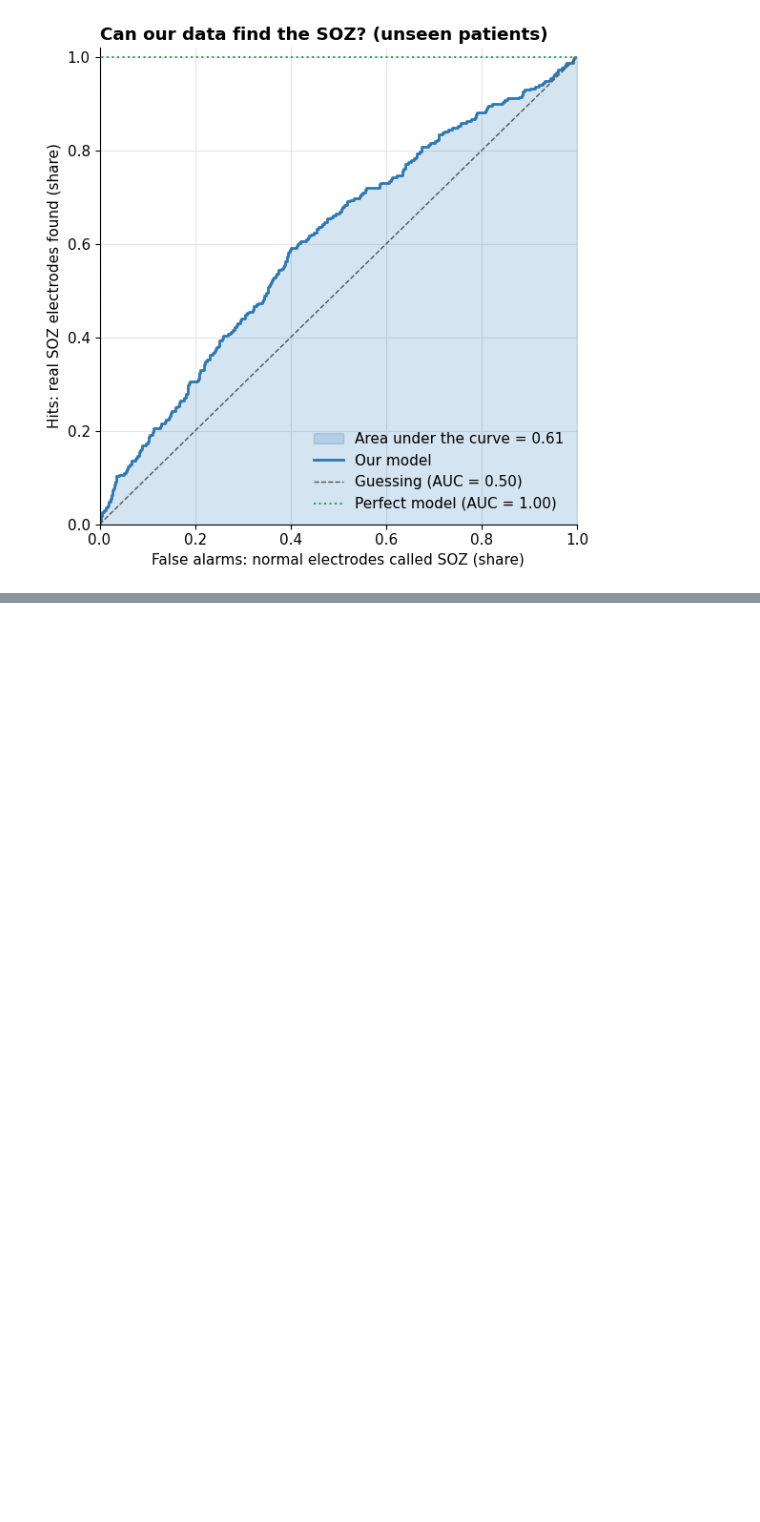
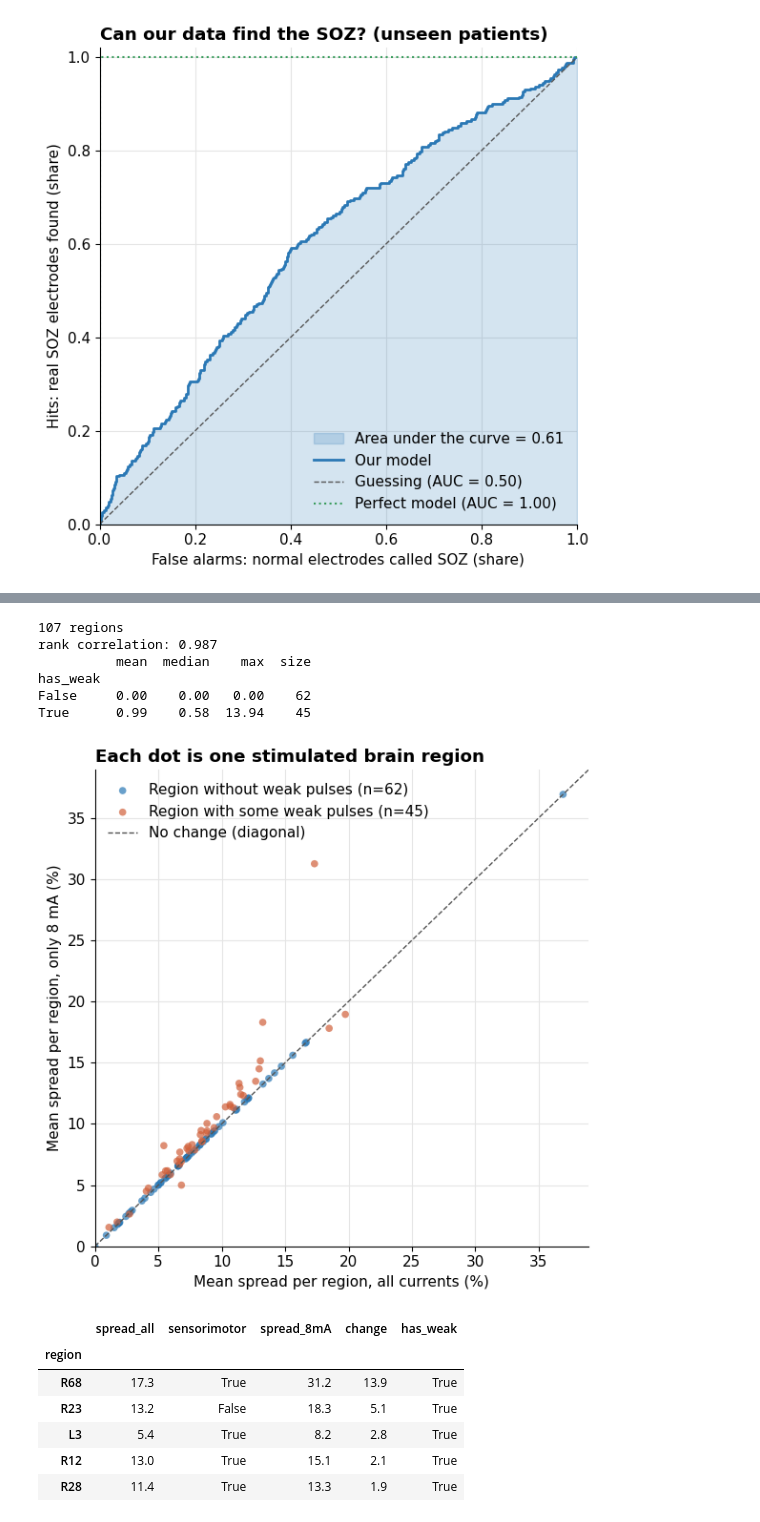
Before and after one commit to SriVidyaYeluripati/control-vs-strength, a Jupyter notebook: notebooks/Vid_sandbox.ipynb, the cells around one changed output, grey strips where cells are left out. Cells and saved outputs as stored; diff of their text form; code cells hidden in the pictures; blank space fills up the shorter version.

```diff
--- a/notebooks/Vid_sandbox.ipynb
+++ b/notebooks/Vid_sandbox.ipynb
@@ -412,0 +415,13 @@ plt.tight_layout(); plt.show()
+# %%
+import sys
+from pathlib import Path
+
+ROOT = next(p for p in [Path.cwd(), *Path.cwd().parents] if (p / "src").exists())
+sys.path.insert(0, str(ROOT))
+
+import numpy as np
+import pandas as pd
+from src.paths import load_ccep, runs
+
+cc = load_ccep()
+print(len(cc), "patients")
@@ -412,0 +861,44 @@ plt.tight_layout(); plt.show()
+# %%
+import matplotlib.pyplot as plt
+
+per_region = S.groupby("region").agg(spread_all=("spread", "mean"), sensorimotor=("sensorimotor", "any"))
+per_region["spread_8mA"] = S[S["mA"] == 8].groupby("region")["spread"].mean()
+per_region = per_region.dropna()
+per_region["change"] = per_region["spread_8mA"] - per_region["spread_all"]
+per_region["has_weak"] = S[S["mA"] < 8].groupby("region").size().reindex(per_region.index).fillna(0) > 0
+
+print(len(per_region), "regions")
+print("rank correlation:", round(per_region["spread_all"].corr(per_region["spread_8mA"], method="spearman"), 3))
+print(per_region.groupby("has_weak")["change"].agg(["mean", "median", "max", "size"]).round(2))
+
+fig, ax = plt.subplots(figsize=(6, 6))
+for flag, col, lab in [(False, "#2a78b5", "Region without weak pulses"),
+                       (True, "#d0603a", "Region with some weak pulses")]:
+    d = per_region[per_region["has_weak"] == flag]
+    ax.scatter(d["spread_all"], d["spread_8mA"], s=30, alpha=0.7, color=col, edgecolor="none",
+               label=f"{lab} (n={len(d)})")
+m = per_region[["spread_all", "spread_8mA"]].max().max() + 2
+ax.plot([0, m], [0, m], color="#555", ls="--", lw=1, label="No change (diagonal)")
+ax.set_xlim(0, m); ax.set_ylim(0, m)
+ax.set_xlabel("Mean spread per region, all currents (%)")
+ax.set_ylabel("Mean spread per region, only 8 mA (%)")
+ax.set_title("Each dot is one stimulated brain region", loc="left", fontweight="bold")
+ax.legend(frameon=False, loc="upper left")
+plt.tight_layout(); plt.show()
+
+per_region.sort_values("change", ascending=False).head(5).round(1)
+# %% [output]
+107 regions
+rank correlation: 0.987
+          mean  median    max  size
+has_weak
+False     0.00    0.00   0.00    62
+True      0.99    0.58  13.94    45
+[figure, added]
+|  | spread_all | sensorimotor | spread_8mA | change | has_weak |
+| region |  |  |  |  |  |
+| R68 | 17.3 | True | 31.2 | 13.9 | True |
+| R23 | 13.2 | False | 18.3 | 5.1 | True |
+| L3 | 5.4 | True | 8.2 | 2.8 | True |
+| R12 | 13.0 | True | 15.1 | 2.1 | True |
+| R28 | 11.4 | True | 13.3 | 1.9 | True |
```
Also changed, not shown: parts of 46 cells of this notebook.
